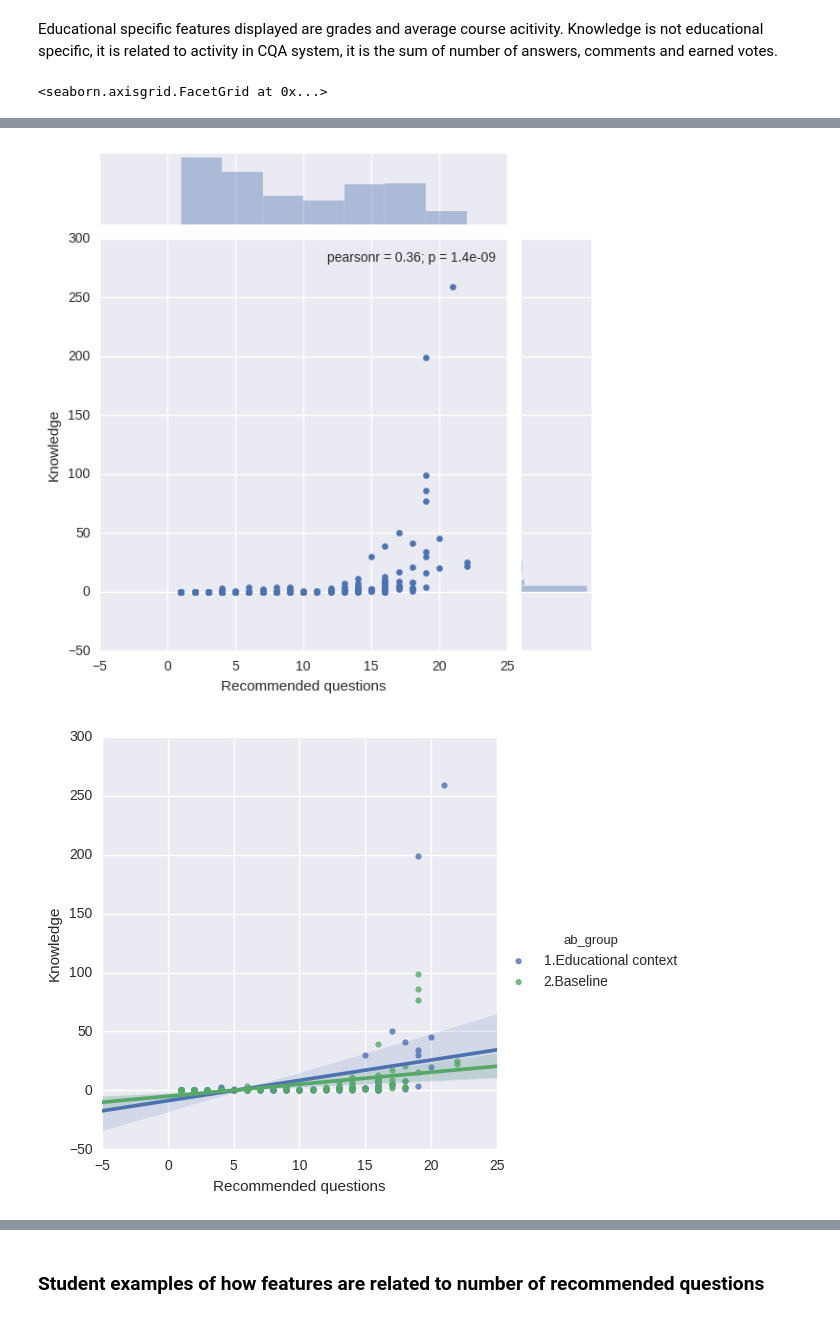
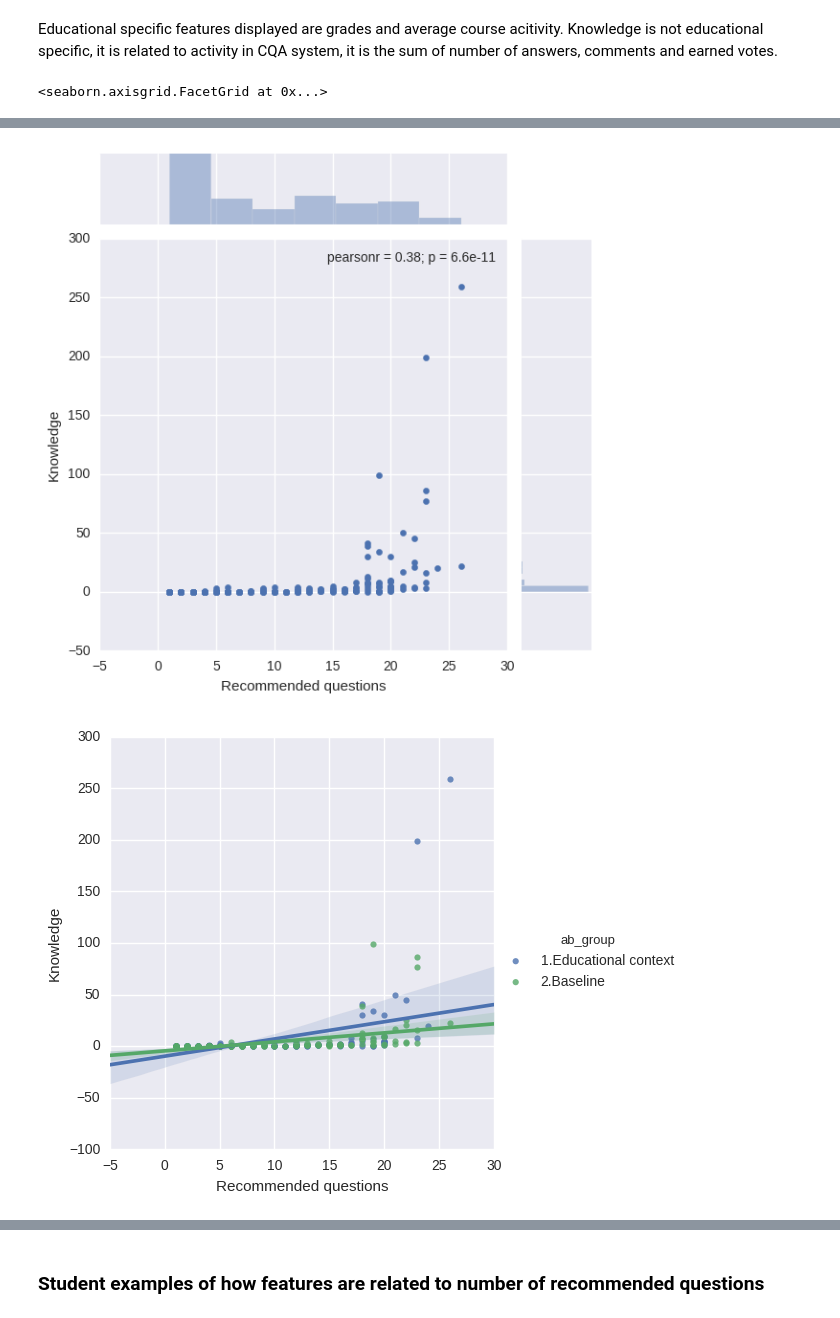
Before and after one commit to dmacjam/dp-analysis-evaluation, a Jupyter notebook: Online Evaluation.ipynb, the cells around one changed output, grey strips where cells are left out. Drawn from its saved outputs; the diff is of its cells as text; code cells hidden in the pictures.

```diff
--- a/Online Evaluation.ipynb
+++ b/Online Evaluation.ipynb
@@ -529,7 +529,7 @@ grades = psql.read_sql("""
     JOIN ab_groupings ab ON ab.user_id = n.recipient_id
     JOIN ab_groups g ON g.id=ab.ab_group_id
     LEFT JOIN user_profiles up ON (up.user_id = ab.user_id AND up.property='Grade')
-    WHERE n.action = 'recommendation' AND n.created_at < '2016-12-20'
+    WHERE n.action = 'recommendation'
     GROUP BY ab.user_id, g.id, up.value
 """, connection)
 sns.jointplot(x="Recommended questions", y="Grade", data=grades)
@@ -541,7 +541,7 @@ knowledge = psql.read_sql("""
     JOIN ab_groupings ab ON ab.user_id = n.recipient_id
     JOIN ab_groups g ON g.id=ab.ab_group_id
     LEFT JOIN user_profiles up ON (up.user_id = ab.user_id AND up.property='Knowledge')
-    WHERE n.action = 'recommendation' AND n.created_at < '2016-12-20'
+    WHERE n.action = 'recommendation'
     GROUP BY ab.user_id, g.id, up.value
     """, connection)
 sns.jointplot(x="Recommended questions", y="Knowledge", data=knowledge)
@@ -553,7 +553,7 @@ FROM notifications as n
 JOIN ab_groupings ab ON ab.user_id = n.recipient_id
 JOIN ab_groups g ON g.id=ab.ab_group_id
 LEFT JOIN user_profiles up ON (up.user_id = ab.user_id AND up.property='AvgCourseActivity')
-WHERE n.action = 'recommendation' AND n.created_at < '2016-12-20'
+WHERE n.action = 'recommendation'
 GROUP BY ab.user_id, g.id, up.value
 ORDER BY g.id
     """, connection)
@@ -566,2 +566,2 @@ sns.lmplot(x="Recommended questions", y="Average course activity", hue="ab_group
-[figure, old version]
+[figure, new version]
-[figure, old version]
+[figure, new version]
```
Also changed, not shown: parts of 34 cells of this notebook.
